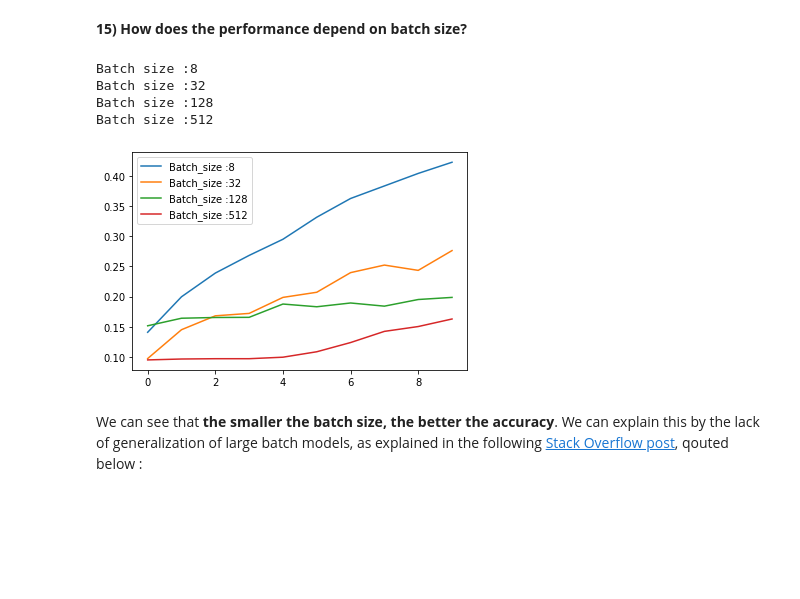
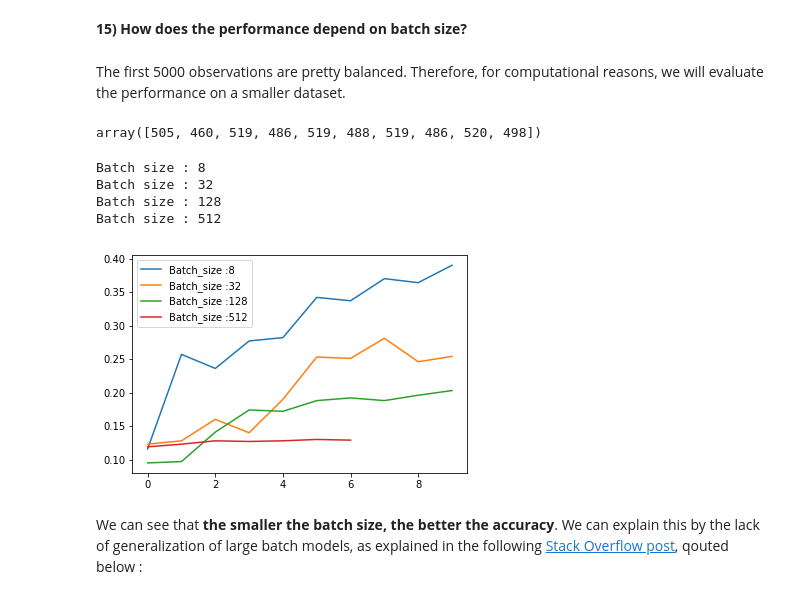
Before and after one commit to LeonardoNatale/CNN_CIFAR-10-dataset, a Jupyter notebook: Guillaume_notebook.ipynb, the cells around one changed output. Saved outputs shown, nothing was run; the diff lists cells and outputs as text; code cells hidden in the pictures; blank space fills up the shorter version.

```diff
--- a/Guillaume_notebook.ipynb
+++ b/Guillaume_notebook.ipynb
@@ -484,27 +502,33 @@ plt.show()
 ## 3.2 - Influence of parameters on the performance
 # %% [markdown]
 **15) How does the performance depend on batch size?**
+# %% [markdown]
+The first 5000 observations are pretty balanced. Therefore, for computational reasons, we will evaluate the performance on a smaller dataset.
+# %%
+np.bincount(y_train[:5000].argmax(-1))
+# %% [output]
+array([505, 460, 519, 486, 519, 488, 519, 486, 520, 498])
 # %%
 batch_sizes = [8, 32, 128, 512]
 for bs in batch_sizes:
     cnn_mod = cnn_model(x_train.shape[1:], 10)
     print('Batch size : ' + str(bs))
     mod, hist = train_model(
         cnn_mod,
         x_train_norm[:5000, :],
         y_train[:5000],
         batch_size=bs,
         verbose=0
     )
-    plt.plot(hist.history['accuracy'],label='Batch_size :' + str(bs))
+    plt.plot(hist.history['val_accuracy'],label='Batch_size :' + str(bs))
 plt.legend()
 plt.show()
 # %% [output]
-Batch size :8
-Batch size :32
-Batch size :128
-Batch size :512
+Batch size : 8
+Batch size : 32
+Batch size : 128
+Batch size : 512
-[figure, old version]
+[figure, new version]
 # %% [markdown]
 We can see that **the smaller the batch size, the better the accuracy**. We can explain this by the lack of generalization of large batch models, as explained in the following [Stack Overflow post](https://stats.stackexchange.com/questions/164876/tradeoff-batch-size-vs-number-of-iterations-to-train-a-neural-network), qouted below :
 # %% [markdown]
```
Also changed, not shown: parts of 25 cells of this notebook, 1 other file.
